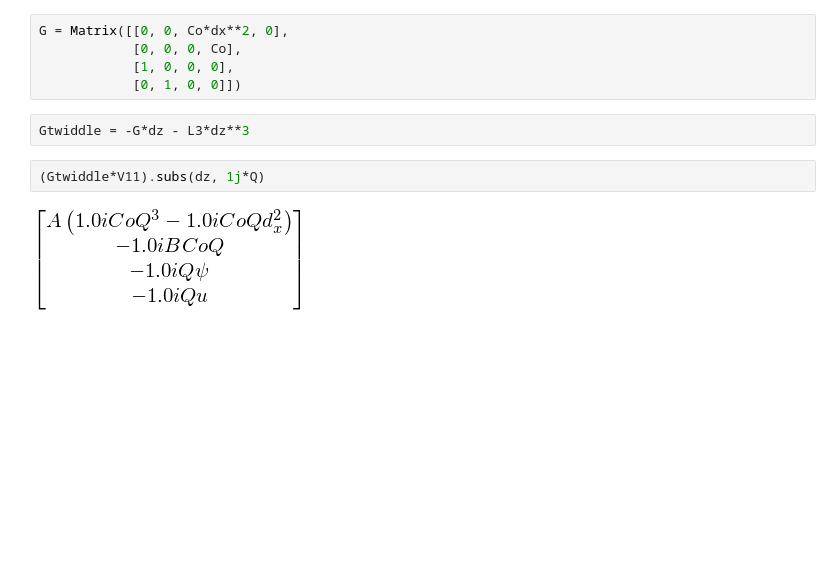
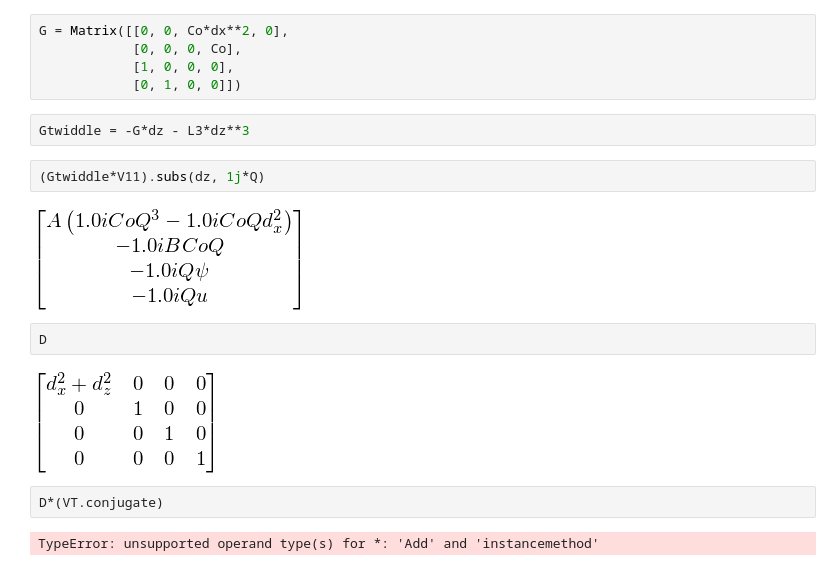
Before and after one commit to jsoishi/weakly_nonlinear_mri, a Jupyter notebook: python/adjoint solution.ipynb, the cells around one changed output. Drawn from its saved outputs; the diff is of its cells as text; blank space fills up the shorter version.

```diff
--- a/python/adjoint solution.ipynb
+++ b/python/adjoint solution.ipynb
@@ -518,3 +518,11 @@ Gtwiddle = -G*dz - L3*dz**3
 (Gtwiddle*V11).subs(dz, 1j*Q)
 # %% [output]
 [figure]
+# %%
+D
+# %% [output]
+[figure, added]
+# %%
+D*(VT.conjugate)
+# %% [output]
+TypeError: unsupported operand type(s) for *: 'Add' and 'instancemethod'
```
Also changed, not shown: 4 other files.
